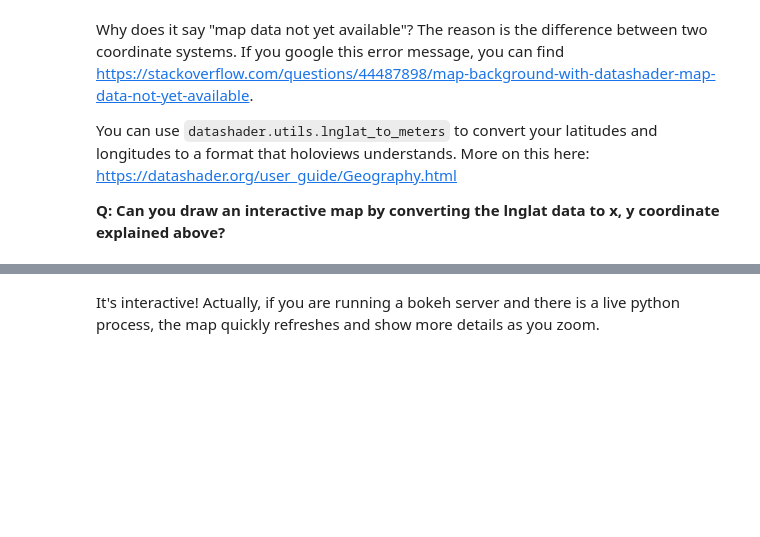
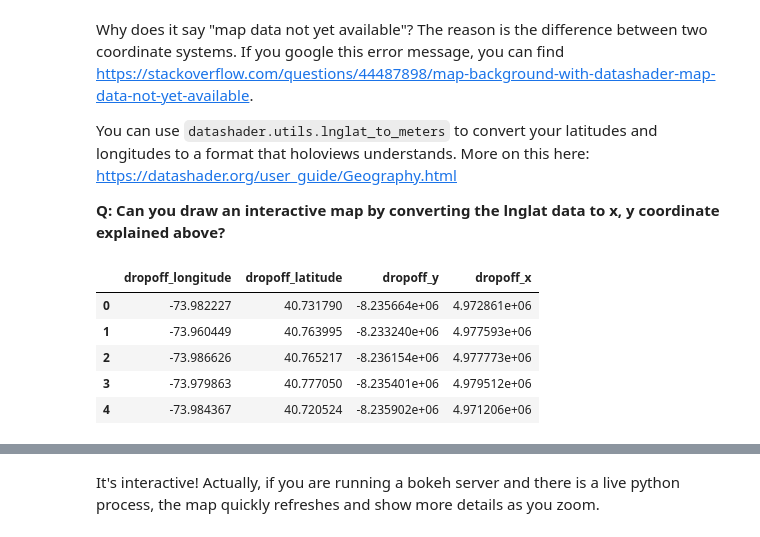
Before and after one commit to berryscottr/DataVisualization, a Jupyter notebook: lab12.ipynb, the cells around one changed output, grey strips where cells are left out. Drawn from its saved outputs; the diff is of its cells as text; code cells hidden in the pictures; blank space fills up the shorter version.

```diff
--- a/lab12.ipynb
+++ b/lab12.ipynb
@@ -385,0 +492,11 @@ You can use `datashader.utils.lnglat_to_meters` to convert your latitudes and lo
+# %%
+nyc_taxi['dropoff_y'], nyc_taxi['dropoff_x'] = ds.utils.lnglat_to_meters(nyc_taxi['dropoff_longitude'], nyc_taxi['dropoff_latitude'])
+
+nyc_taxi.head()
+# %% [output]
+|  | dropoff_longitude | dropoff_latitude | dropoff_y | dropoff_x |
+| 0 | -73.982227 | 40.731790 | -8.235664e+06 | 4.972861e+06 |
+| 1 | -73.960449 | 40.763995 | -8.233240e+06 | 4.977593e+06 |
+| 2 | -73.986626 | 40.765217 | -8.236154e+06 | 4.977773e+06 |
+| 3 | -73.979863 | 40.777050 | -8.235401e+06 | 4.979512e+06 |
+| 4 | -73.984367 | 40.720524 | -8.235902e+06 | 4.971206e+06 |
```
Also changed, not shown: parts of 40 cells of this notebook, 5 other files.
